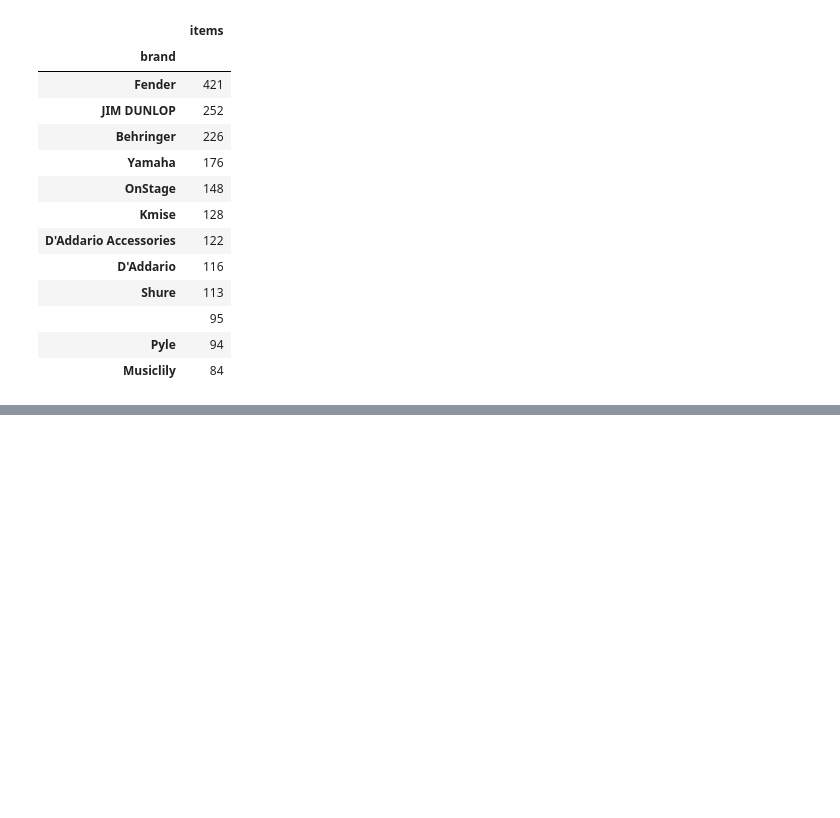
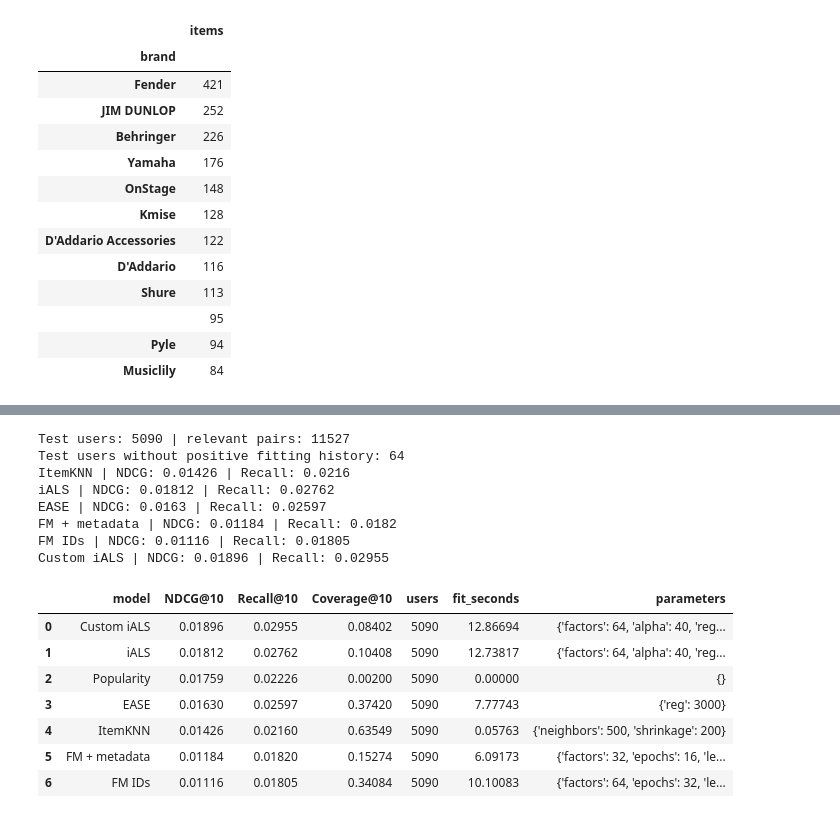
Before and after one commit to slonyar/recsys-hw1, a Jupyter notebook: experiments.ipynb, the cells around one changed output, grey strips where cells are left out. Cells and saved outputs as stored; diff of their text form; code cells hidden in the pictures; blank space fills up the shorter version.

```diff
--- a/experiments.ipynb
+++ b/experiments.ipynb
@@ -135,0 +363,57 @@ display(catalog.brand.value_counts().head(12).rename('items').to_frame())
+# %%
+final_train = pd.concat([train, validation], ignore_index=True)
+final_positive = interaction_matrix(final_train, SHAPE, positive_only=True)
+final_seen = interaction_matrix(final_train, SHAPE)
+test_users, test_truth = evaluation_users(test, final_seen, SHAPE)
+assert not final_seen.multiply(test_truth).nnz
+assert final_train.timestamp.max() < test.timestamp.min()
+print('Test users:', len(test_users), '| relevant pairs:', test_truth.nnz)
+print('Test users without positive fitting history:',
+      int((final_positive[test_users].getnnz(axis=1) == 0).sum()))
+
+test_rows, test_detail, fm_losses = [], {}, {}
+for name, params in selected.items():
+    started = time.perf_counter()
+    model = fit_model(name, params, final_positive, final_seen, final_train, cutoffs[1])
+    fit_seconds = time.perf_counter() - started
+    metrics, detail = evaluate(model, test_users, final_seen, test_truth)
+    test_rows.append({'model': name, **metrics, 'fit_seconds': fit_seconds,
+                      'parameters': params.copy()})
+    test_detail[name] = detail
+    if hasattr(model, 'losses'):
+        fm_losses[name] = model.losses
+    print(name, '| NDCG:', round(metrics[PRIMARY_METRIC], 5),
+          '| Recall:', round(metrics['Recall@10'], 5), flush=True)
+    del model
+    gc.collect()
+
+class Popularity:
+    def __init__(self, positive):
+        self.values = np.asarray(positive.sum(axis=0)).ravel()
+    def score(self, users):
+        return np.tile(self.values, (len(users), 1))
+
+metrics, detail = evaluate(Popularity(final_positive), test_users, final_seen, test_truth)
+test_rows.append({'model': 'Popularity', **metrics, 'fit_seconds': 0.0, 'parameters': {}})
+test_detail['Popularity'] = detail
+test_results = pd.DataFrame(test_rows).sort_values(PRIMARY_METRIC, ascending=False).reset_index(drop=True)
+display(test_results.round(5))
+assert test_results.users.nunique() == 1
+assert all(frame.user.equals(test_detail['iALS'].user) for frame in test_detail.values())
+# %% [output]
+Test users: 5090 | relevant pairs: 11527
+Test users without positive fitting history: 64
+ItemKNN | NDCG: 0.01426 | Recall: 0.0216
+iALS | NDCG: 0.01812 | Recall: 0.02762
+EASE | NDCG: 0.0163 | Recall: 0.02597
+FM + metadata | NDCG: 0.01184 | Recall: 0.0182
+FM IDs | NDCG: 0.01116 | Recall: 0.01805
+Custom iALS | NDCG: 0.01896 | Recall: 0.02955
+|  | model | NDCG@10 | Recall@10 | Coverage@10 | users | fit_seconds | parameters |
+| 0 | Custom iALS | 0.01896 | 0.02955 | 0.08402 | 5090 | 12.86694 | {'factors': 64, 'alpha': 40, 'reg... |
+| 1 | iALS | 0.01812 | 0.02762 | 0.10408 | 5090 | 12.73817 | {'factors': 64, 'alpha': 40, 'reg... |
+| 2 | Popularity | 0.01759 | 0.02226 | 0.00200 | 5090 | 0.00000 | {} |
+| 3 | EASE | 0.01630 | 0.02597 | 0.37420 | 5090 | 7.77743 | {'reg': 3000} |
+| 4 | ItemKNN | 0.01426 | 0.02160 | 0.63549 | 5090 | 0.05763 | {'neighbors': 500, 'shrinkage': 200} |
+| 5 | FM + metadata | 0.01184 | 0.01820 | 0.15274 | 5090 | 6.09173 | {'factors': 32, 'epochs': 16, 'le... |
+| 6 | FM IDs | 0.01116 | 0.01805 | 0.34084 | 5090 | 10.10083 | {'factors': 64, 'epochs': 32, 'le... |
```
Also changed, not shown: parts of 11 cells of this notebook.
